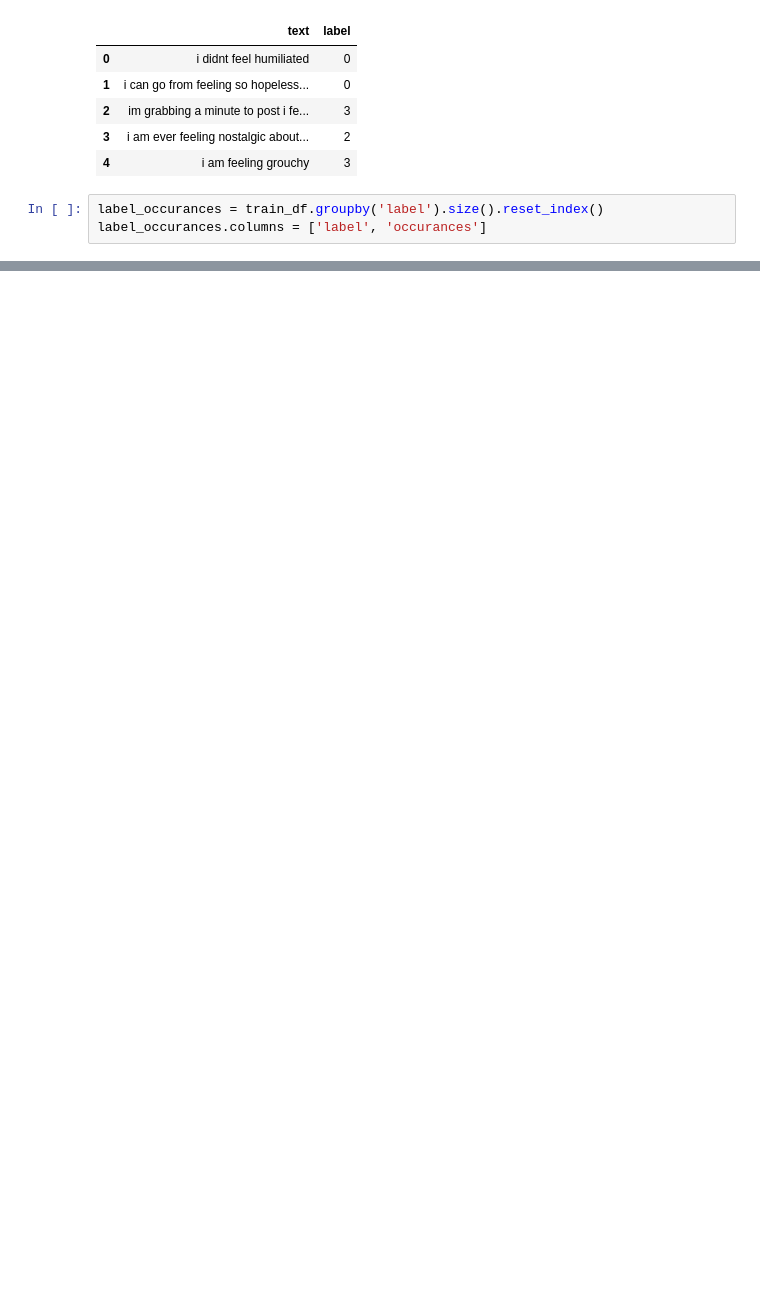
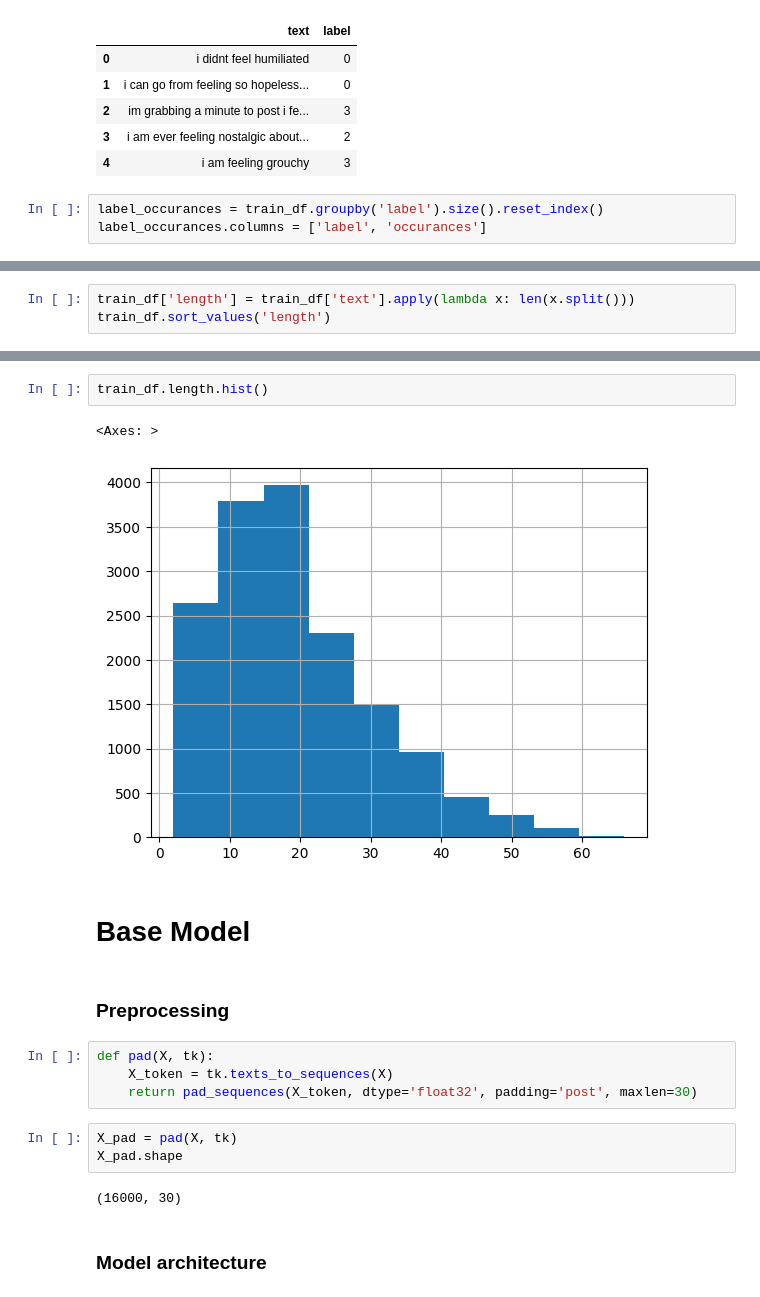
Before and after one commit to JenniferAliceKiu/pocketcoach, a Jupyter notebook: notebooks/DataExploration_TobiasUrhaug.ipynb, the cells around one changed output, grey strips where cells are left out. Saved outputs shown, nothing was run; the diff lists cells and outputs as text; blank space fills up the shorter version.

Commit message:
Add more exploration and a base model to the notebook

```diff
--- a/notebooks/DataExploration_TobiasUrhaug.ipynb
+++ b/notebooks/DataExploration_TobiasUrhaug.ipynb
@@ -40,0 +77,3 @@ print(full_stats)
+# %%
+train_df['length'] = train_df['text'].apply(lambda x: len(x.split()))
+train_df.sort_values('length')
@@ -40,0 +94,20 @@ print(full_stats)
+# %%
+train_df.length.hist()
+# %% [output]
+<Axes: >
+[figure, added]
+# %% [markdown]
+# Base Model
+# %% [markdown]
+### Preprocessing
+# %%
+def pad(X, tk):
+    X_token = tk.texts_to_sequences(X)
+    return pad_sequences(X_token, dtype='float32', padding='post', maxlen=30)
+# %%
+X_pad = pad(X, tk)
+X_pad.shape
+# %% [output]
+(16000, 30)
+# %% [markdown]
+### Model architecture
```
Also changed, not shown: parts of 28 cells of this notebook.
